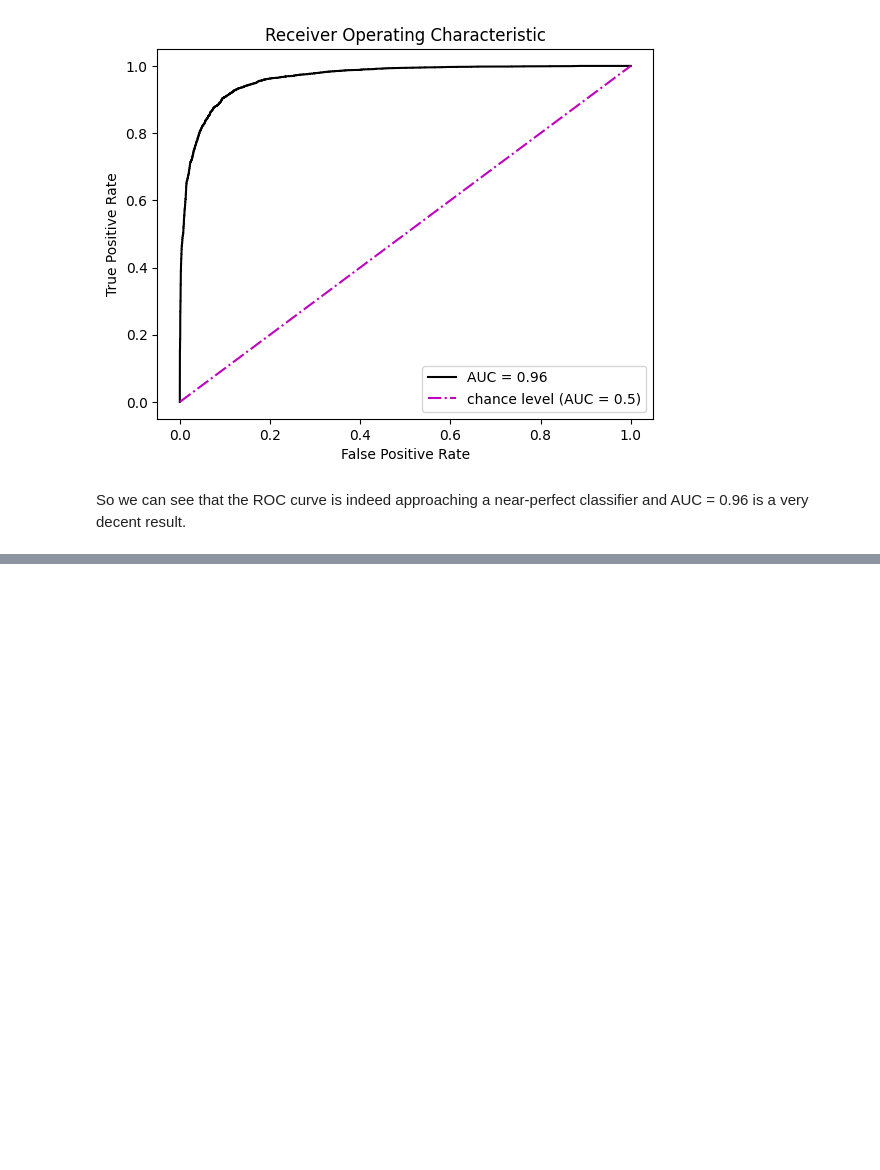
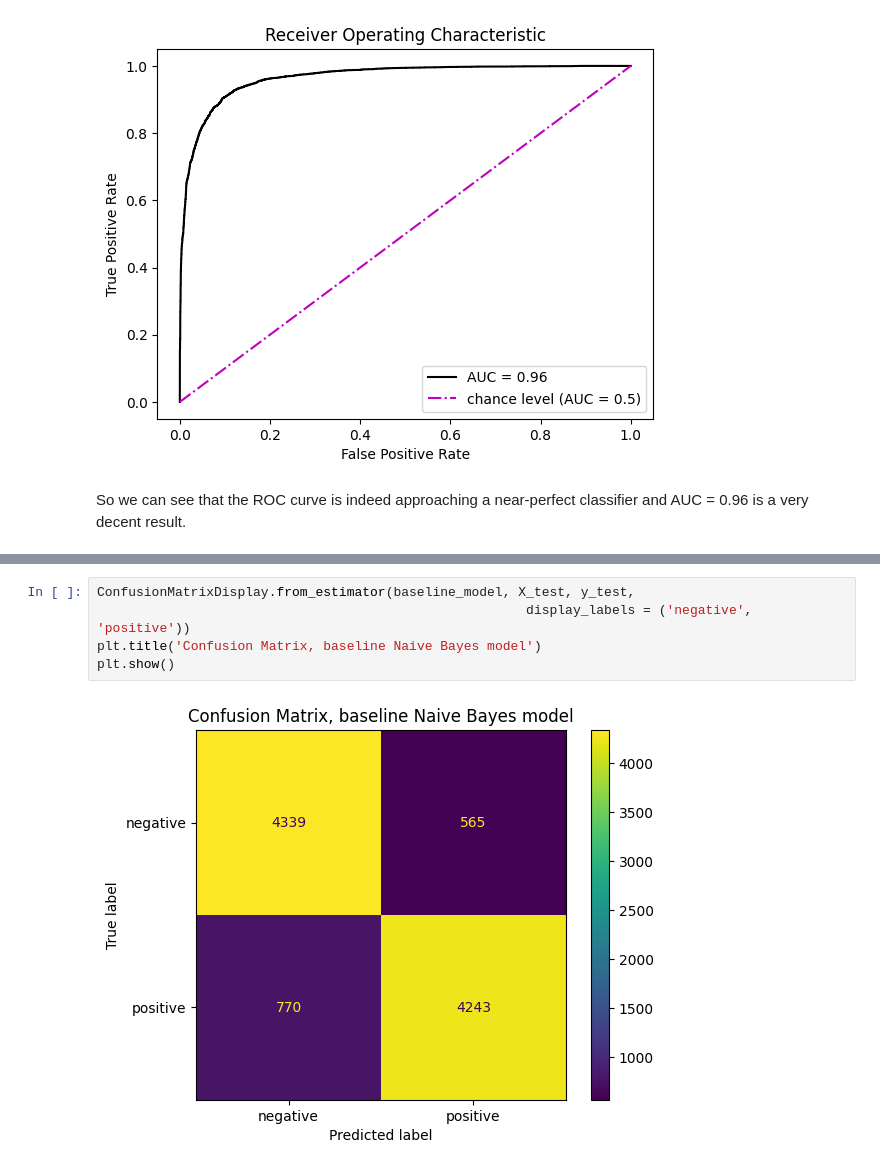
Before and after one commit to silverxlibra/IMDB_Sentiment_Analysis, a Jupyter notebook: IMDB_Sentiment_Analysis_classification.ipynb, the cells around one changed output, grey strips where cells are left out. Saved outputs shown, nothing was run; the diff lists cells and outputs as text; blank space fills up the shorter version.

```diff
--- a/IMDB_Sentiment_Analysis_classification.ipynb
+++ b/IMDB_Sentiment_Analysis_classification.ipynb
@@ -386,0 +390,7 @@ So we can see that the ROC curve is indeed approaching a near-perfect classifier
+# %%
+ConfusionMatrixDisplay.from_estimator(baseline_model, X_test, y_test,
+                                                       display_labels = ('negative', 'positive'))
+plt.title('Confusion Matrix, baseline Naive Bayes model')
+plt.show()
+# %% [output]
+[figure, added]
```
Also changed, not shown: parts of 47 cells of this notebook.
